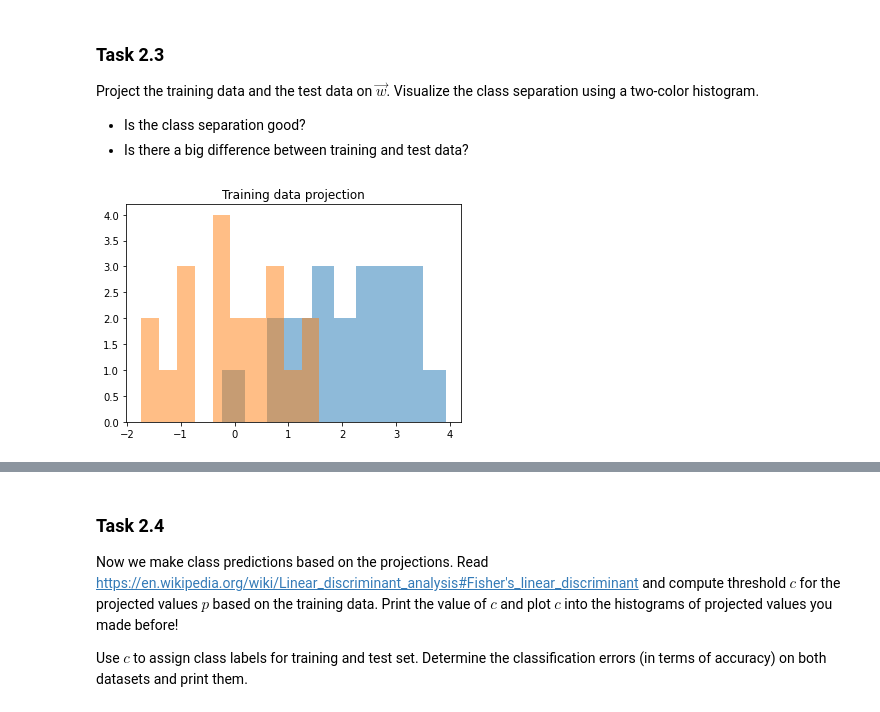
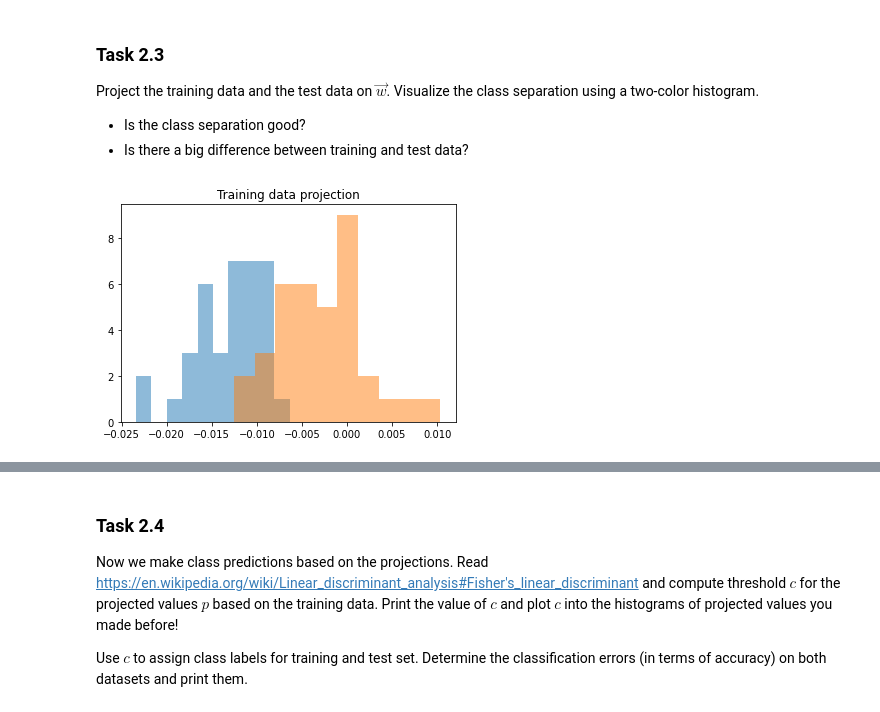
Before and after one commit to fredbec/ml-sose21, a Jupyter notebook: collect/practical_2_rike.ipynb, the cells around one changed output, grey strips where cells are left out. Cells and saved outputs as stored; diff of their text form; code cells hidden in the pictures.

```diff
--- a/collect/practical_2_rike.ipynb
+++ b/collect/practical_2_rike.ipynb
@@ -155,6 +153,8 @@ def split_data(X, y, frac=0.3, seed=None):
     np.random.shuffle(shuffle_ids)
 
     slice_ind = int((1-frac) * len(y))
+
+    X = pd.DataFrame(X)
 
     X = pd.DataFrame.reset_index((X.loc[shuffle_ids,:]),
                                  drop = True)
@@ -167,5 +167,5 @@ def split_data(X, y, frac=0.3, seed=None):
     y_test = y[slice_ind:]
 
 
-    return X_train, X_test, y_train, y_test
+    return np.array(X_train), np.array(X_test), y_train, y_test
 # %%
@@ -183,8 +180,3 @@ def preprocess(X, which_num = num_preds):
     normdat[k] = (normdat[k] - mu) / std
 
   return normdat
-# %%
-Xcols = df.columns.values.tolist()[0:81]
-ycol = 82
-X = preprocess(df[Xcols])
-y = df['class']
@@ -206,11 +196,33 @@ Use the analytic solution to compute the optimal weights $\vec{w}$ from the trai
 1. Implement a function `compute_lda_weights(x, y)` manually, which carries out LDA using the data `x,y`.
 2. Apply this function on your training data.
 3. Visualize the obtained weight vector $\vec{w}$ using a `plt.stemplot`.
+# %%
+def compute_lda_weights(x, y):
+
+  #split x into two groupd
+  X1 = x[y,]
+  X2 = x[~y,]
+
+  #get group means
+  m1 = np.mean(X1, axis = 0)
+  m2 = np.mean(X2, axis = 0)
+
+  #get S values
+  tmp = X1 - np.resize(m1, (X1.shape[0], X1.shape[1]))
+  S1 = np.trace(np.matmul(tmp, tmp.T))
+
+  tmp = X2 - np.resize(m2, (X2.shape[0], X2.shape[1]))
+  S2 = np.trace(np.matmul(tmp, tmp.T))
+
+  SWm1 = 1/(S1+S2)
+
+  weights = SWm1 * (m2-m1)
+
+  return m1, m2, (m2-m1), weights
 # %%
-# X, X_test, t, t_test = split_data(X_all, t_all, seed=1)
-# m0, m1, mdiff, w_lda = compute_lda_weights(X, t)
+X, X_test, t, t_test = split_data(X_all, t_all, seed=1)
+m0, m1, mdiff, w_lda = compute_lda_weights(X, t)
 
-w_lda = np.random.uniform(-1, 1, 50)  # example data
 plt.stem(w_lda.flatten(), use_line_collection=True)
 plt.title('Computed LDA weights')
 plt.ylabel('weight')
@@ -225,10 +237,10 @@ Project the training data and the test data on $\vec{w}$. Visualize the class se
 - Is the class separation good?
 - Is there a big difference between training and test data?
 # %%
-a, b = np.random.normal(2, 1, 20), np.random.normal(0, 1, 20)  # example data
+a, b = np.matmul(X[t], w_lda), np.matmul(X[~t], w_lda)  # example data
 
 plt.title('Training data projection')
 _ = plt.hist(a,label='class 0',alpha=0.5)
 _ = plt.hist(b,label='class 1',alpha=0.5)
 # %% [output]
-[figure, old version]
+[figure, new version]
```
Also changed, not shown: parts of 16 cells of this notebook.
